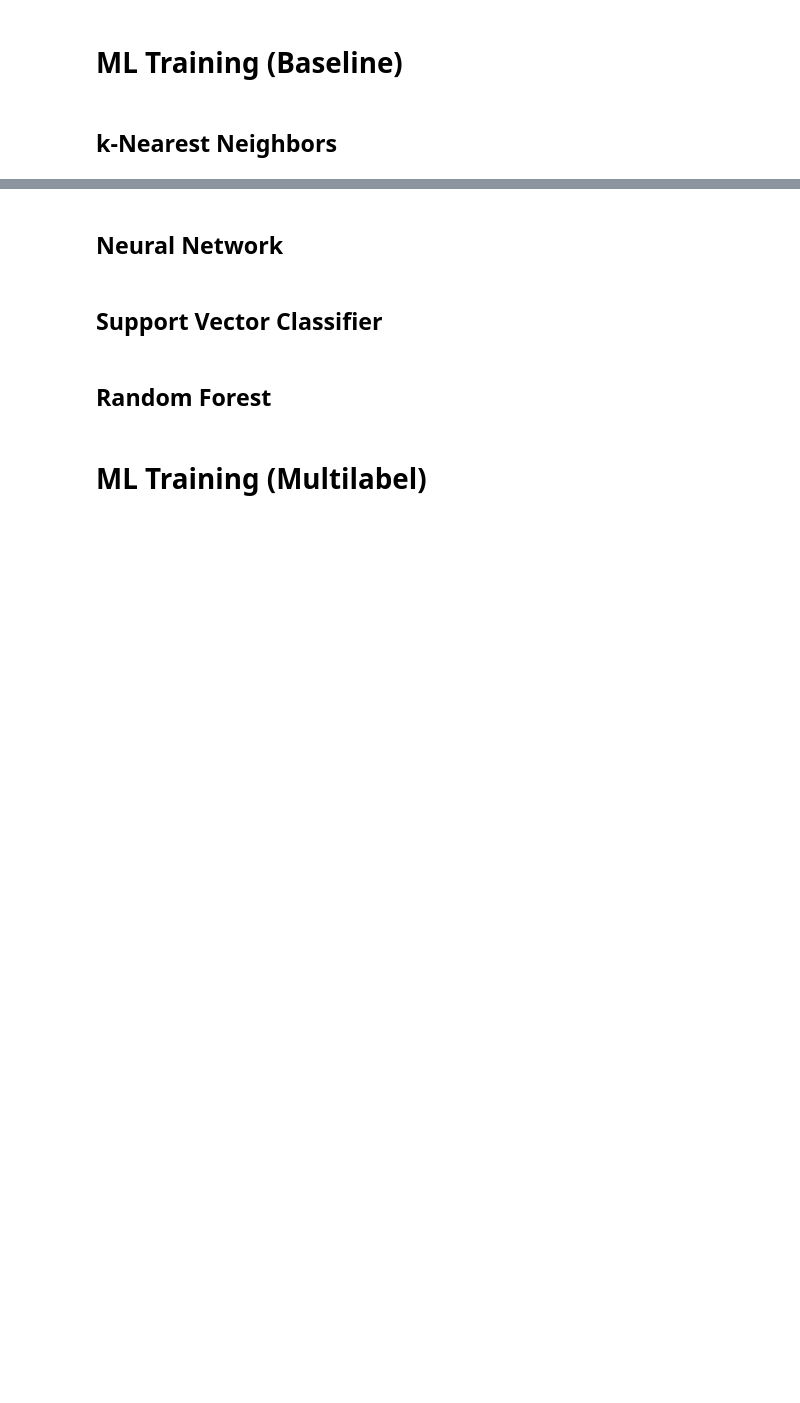
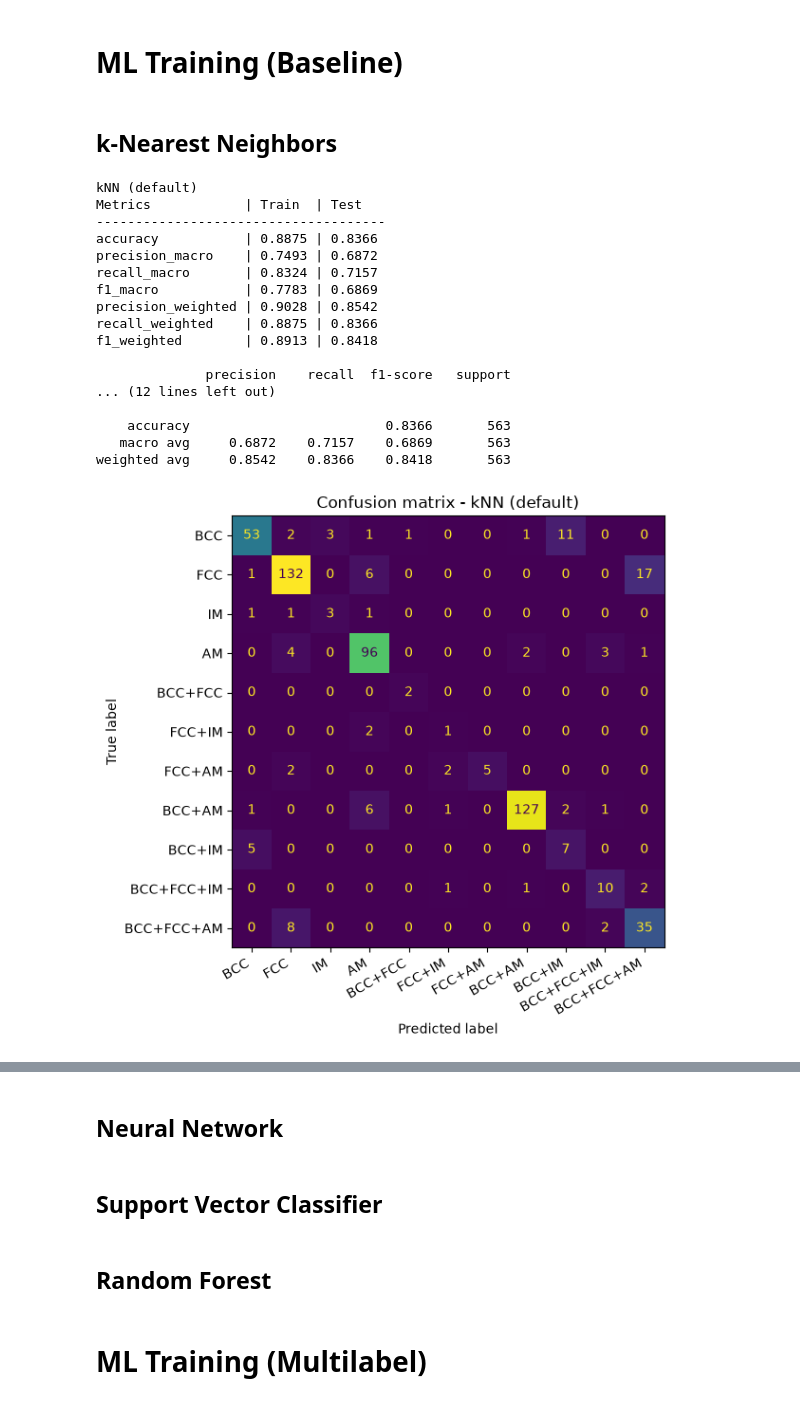
Before and after one commit to KenesuEXE/HEAi, a Jupyter notebook: main.ipynb, the cells around one changed output, grey strips where cells are left out. Drawn from its saved outputs; the diff is of its cells as text; code cells hidden in the pictures; blank space fills up the shorter version.

```diff
--- a/main.ipynb
+++ b/main.ipynb
@@ -369,7 +495,7 @@ def create_pipe(clf):
         ('clf', clf),
     ])
 # %%
-"""def evaluate_model(model, X_train, y_train, X_test, y_test, name="model"):
+def evaluate_model(model, X_train, y_train, X_test, y_test, name="model"):
     y_train_pred = model.predict(X_train)
     y_test_pred  = model.predict(X_test)
 
@@ -413,15 +539,34 @@ def create_pipe(clf):
         "cm":    cm,
         "y_train_pred": y_train_pred,
         "y_test_pred":  y_test_pred,
-    }"""
+    }
 # %% [markdown]
 ## k-Nearest Neighbors
 # %%
-"""# Default training
+# Default training
 
 knn_pipe = create_pipe(KNeighborsClassifier())
 knn_pipe.fit(X_train, y_base_train)
 results = evaluate_model(
     knn_pipe, X_train, y_base_train, X_test, y_base_test,
     name="kNN (default)",
-)"""
+)
+# %% [output]
+kNN (default)
+Metrics            | Train  | Test
+-------------------------------------
+accuracy           | 0.8875 | 0.8366
+precision_macro    | 0.7493 | 0.6872
+recall_macro       | 0.8324 | 0.7157
+f1_macro           | 0.7783 | 0.6869
+precision_weighted | 0.9028 | 0.8542
+recall_weighted    | 0.8875 | 0.8366
+f1_weighted        | 0.8913 | 0.8418
+
+              precision    recall  f1-score   support
+... (12 lines left out)
+
+    accuracy                         0.8366       563
+   macro avg     0.6872    0.7157    0.6869       563
+weighted avg     0.8542    0.8366    0.8418       563
+[figure, added]
```
Also changed, not shown: parts of 29 cells of this notebook.
